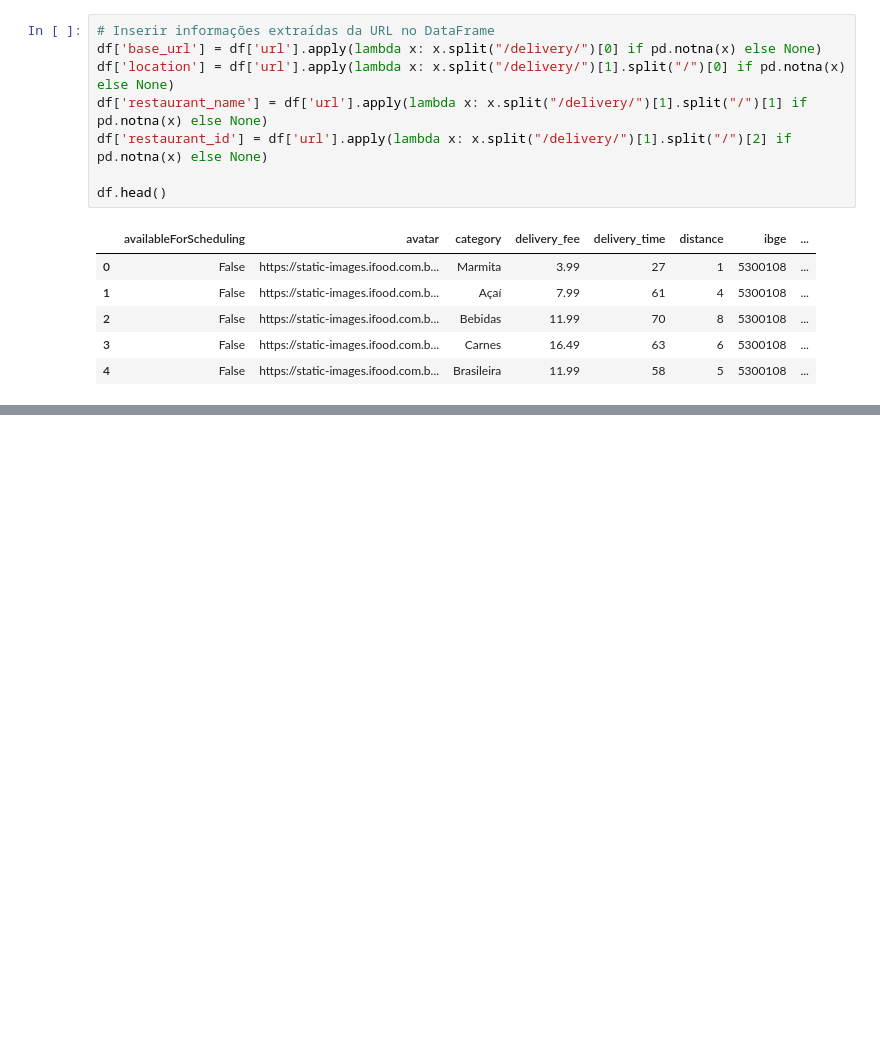
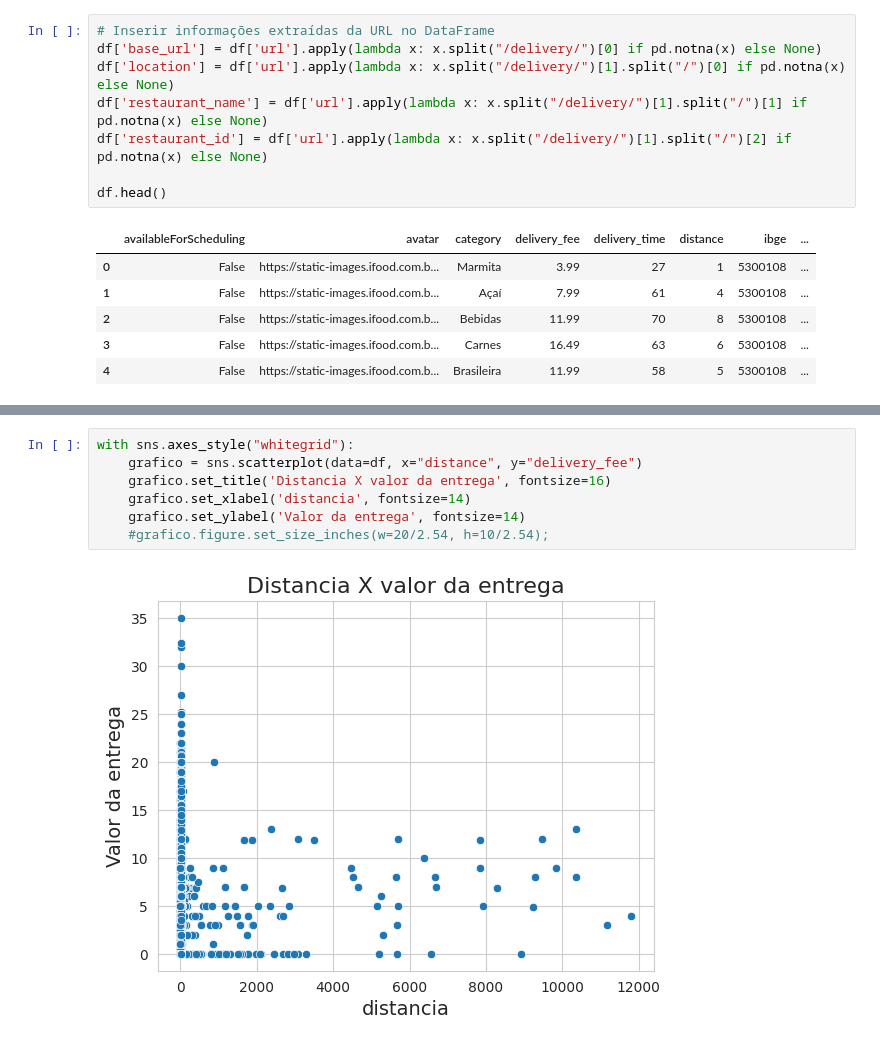
Before and after one commit to RochaSWallace/restaurantes_ifood_2021, a Jupyter notebook: projeto_final_modulo_4.ipynb, the cells around one changed output, grey strips where cells are left out. Cells and saved outputs as stored; diff of their text form; blank space fills up the shorter version.

```diff
--- a/projeto_final_modulo_4.ipynb
+++ b/projeto_final_modulo_4.ipynb
@@ -259,0 +221,9 @@ array(['CHEAPEST', 'MODERATE', 'CHEAP', 'MOST_EXPENSIVE', 'EXPENSIVE'],
+# %%
+with sns.axes_style("whitegrid"):
+    grafico = sns.scatterplot(data=df, x="distance", y="delivery_fee")
+    grafico.set_title('Distancia X valor da entrega', fontsize=16)
+    grafico.set_xlabel('distancia', fontsize=14)
+    grafico.set_ylabel('Valor da entrega', fontsize=14)
+    #grafico.figure.set_size_inches(w=20/2.54, h=10/2.54);
+# %% [output]
+[figure, added]
```
Also changed, not shown: parts of 20 cells of this notebook.
